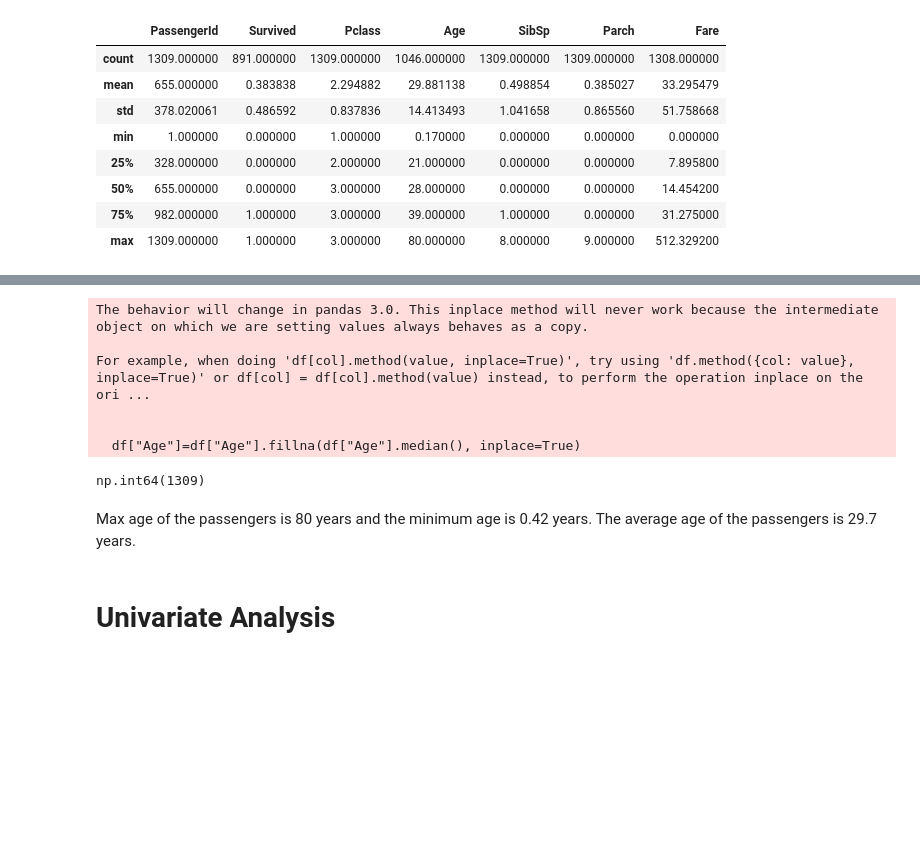
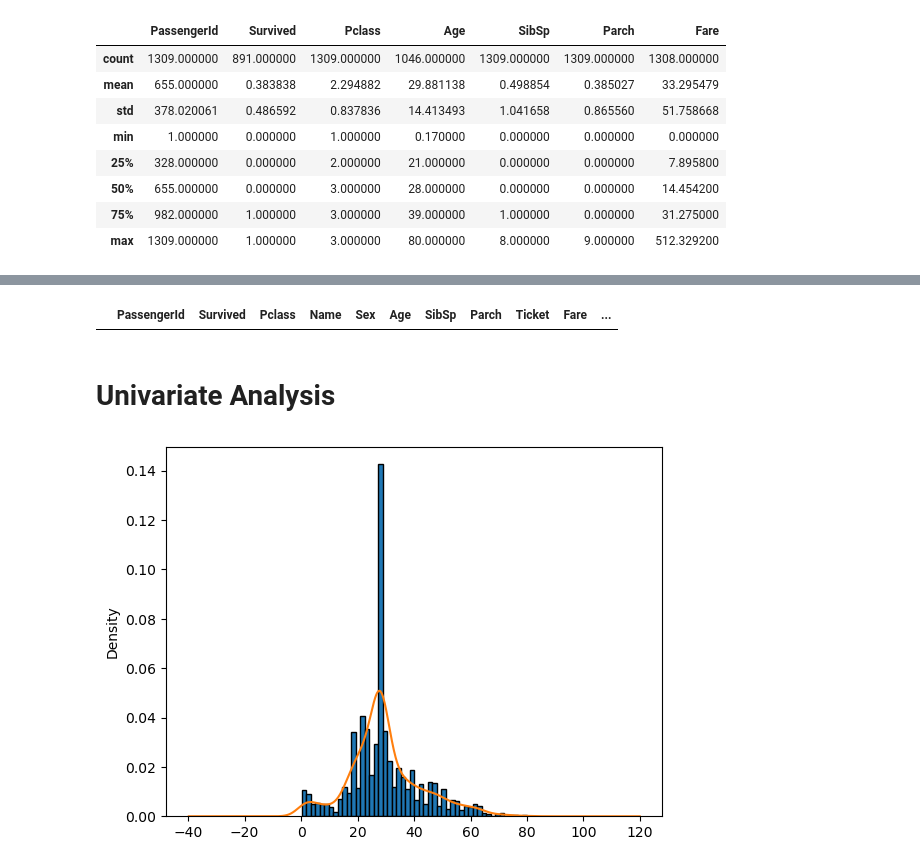
Before and after one commit to zainulabideenab9-cloud/Titanic_dataset_research, a Jupyter notebook: EDA_SUMMARY_OF_DATA.ipynb, the cells around one changed output, grey strips where cells are left out. Cells and saved outputs as stored; diff of their text form; code cells hidden in the pictures; blank space fills up the shorter version.

Commit message:
Perform Univariate Analysis

```diff
--- a/EDA_SUMMARY_OF_DATA.ipynb
+++ b/EDA_SUMMARY_OF_DATA.ipynb
@@ -222,17 +251,17 @@ df.shape
 # %%
 # first of all we will handle the missing values in the age column
 # df["Age"].describe()
-df["Age"]=df["Age"].fillna(df["Age"].median(), inplace=True)
-df["Age"].isnull().sum()
+df["Age"] = df["Age"].fillna(df["Age"].median())
+df[df["Age"].isnull()]
 # %% [output]
-The behavior will change in pandas 3.0. This inplace method will never work because the intermediate object on which we are setting values always behaves as a copy.
-
-For example, when doing 'df[col].method(value, inplace=True)', try using 'df.method({col: value}, inplace=True)' or df[col] = df[col].method(value) instead, to perform the operation inplace on the ori ...
-
-
-  df["Age"]=df["Age"].fillna(df["Age"].median(), inplace=True)
-np.int64(1309)
+|  | PassengerId | Survived | Pclass | Name | Sex | Age | SibSp | Parch | Ticket | Fare | ... |
-# %% [markdown]
-Max age of the passengers is 80 years and the minimum age is 0.42 years. The average age of the passengers is 29.7 years.
 # %% [markdown]
 # Univariate Analysis
+# %%
+# First take a look at the age distribution of the passengers in the dataset.
+#  We will use a histogram to visualize the distribution of ages.
+ax = df["Age"].plot.hist(bins=50, density=True, edgecolor='black')
+df["Age"].plot.kde(ax=ax)
+plt.show()
+# %% [output]
+[figure, added]
```
Also changed, not shown: parts of 28 cells of this notebook.
